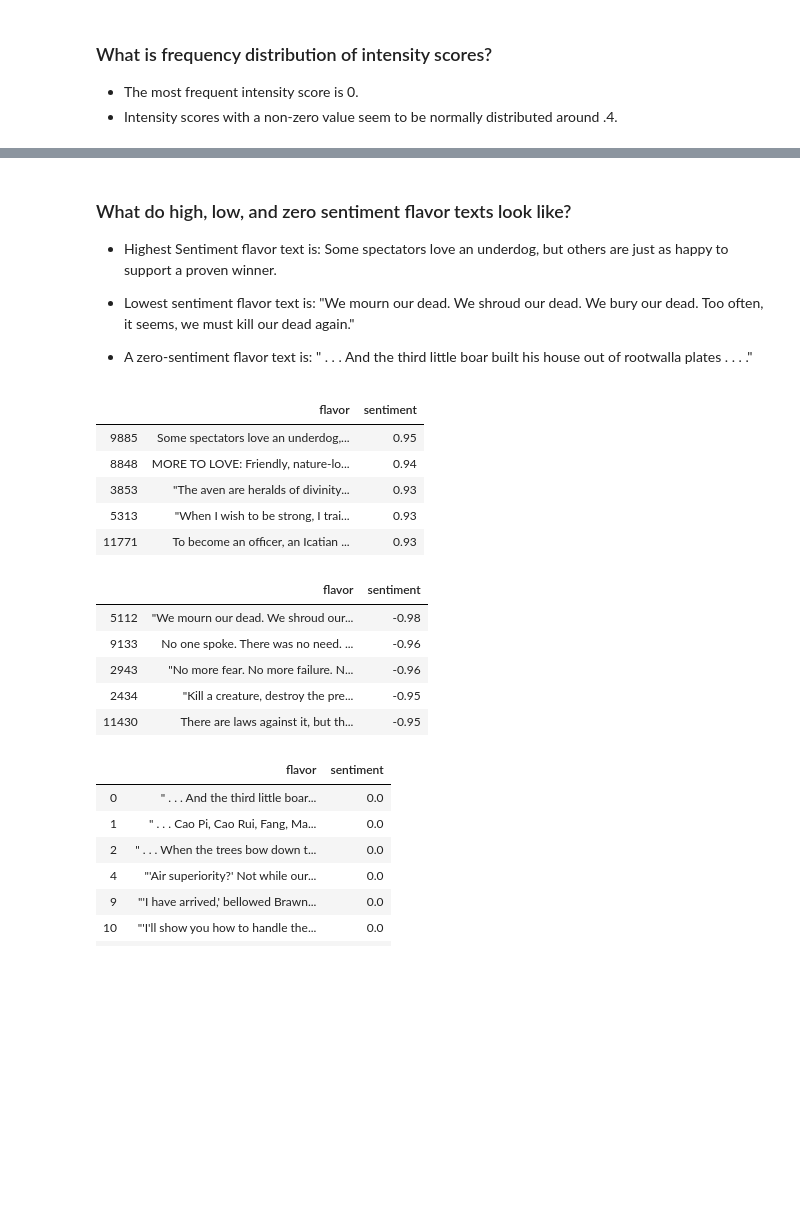
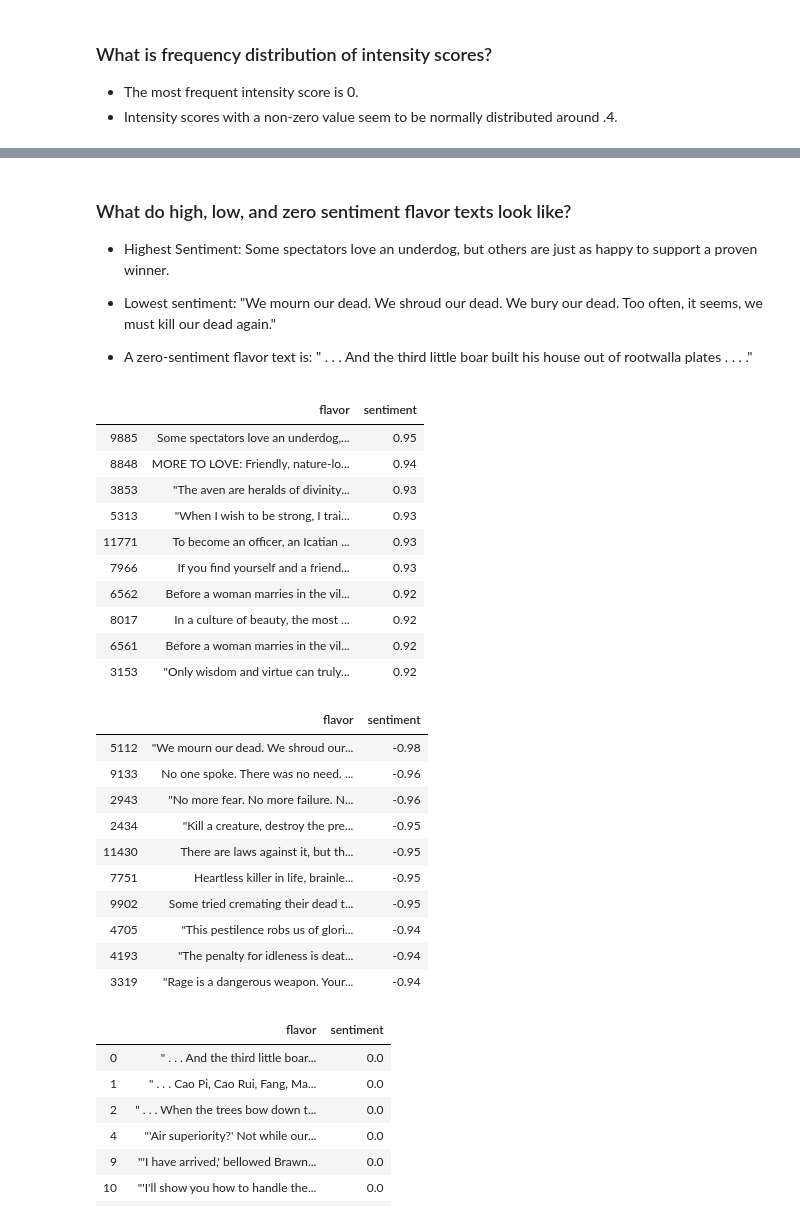
Before and after one commit to Johndsalas/Sentiment_Analysis_Magic_The_Gathering, a Jupyter notebook: magic_sentiment_analysis.ipynb, the cells around one changed output, grey strips where cells are left out. Cells and saved outputs as stored; diff of their text form; code cells hidden in the pictures; blank space fills up the shorter version.

```diff
--- a/magic_sentiment_analysis.ipynb
+++ b/magic_sentiment_analysis.ipynb
@@ -382,22 +290,27 @@ plt.show()
 # %% [markdown]
 ### What do high, low, and zero sentiment flavor texts look like?
 
-* Highest Sentiment flavor text is: Some spectators love an underdog, but others are just as happy to support a proven winner.
+* Highest Sentiment: Some spectators love an underdog, but others are just as happy to support a proven winner.
 
-* Lowest sentiment flavor text is: "We mourn our dead. We shroud our dead. We bury our dead. Too often, it seems, we must kill our dead again."
+* Lowest sentiment: "We mourn our dead. We shroud our dead. We bury our dead. Too often, it seems, we must kill our dead again."
 
 * A zero-sentiment flavor text is: " . . . And the third little boar built his house out of rootwalla plates . . . ."
 # %%
-df[['flavor','sentiment']].sort_values('sentiment',ascending=False).head()
+df[['flavor','sentiment']].sort_values('sentiment',ascending=False).head(10)
 # %% [output]
 |  | flavor | sentiment |
 | 9885 | Some spectators love an underdog,... | 0.95 |
 | 8848 | MORE TO LOVE: Friendly, nature-lo... | 0.94 |
 | 3853 | "The aven are heralds of divinity... | 0.93 |
 | 5313 | "When I wish to be strong, I trai... | 0.93 |
 | 11771 | To become an officer, an Icatian ... | 0.93 |
+| 7966 | If you find yourself and a friend... | 0.93 |
+| 6562 | Before a woman marries in the vil... | 0.92 |
+| 8017 | In a culture of beauty, the most ... | 0.92 |
+| 6561 | Before a woman marries in the vil... | 0.92 |
+| 3153 | "Only wisdom and virtue can truly... | 0.92 |
 # %%
-df[['flavor','sentiment']].sort_values('sentiment',ascending=True).head()
+df[['flavor','sentiment']].sort_values('sentiment',ascending=True).head(10)
 # %% [output]
 |  | flavor | sentiment |
 | 5112 | "We mourn our dead. We shroud our... | -0.98 |
@@ -405,6 +318,11 @@ df[['flavor','sentiment']].sort_values('sentiment',ascending=True).head()
 | 2943 | "No more fear. No more failure. N... | -0.96 |
 | 2434 | "Kill a creature, destroy the pre... | -0.95 |
 | 11430 | There are laws against it, but th... | -0.95 |
+| 7751 | Heartless killer in life, brainle... | -0.95 |
+| 9902 | Some tried cremating their dead t... | -0.95 |
+| 4705 | "This pestilence robs us of glori... | -0.94 |
+| 4193 | "The penalty for idleness is deat... | -0.94 |
+| 3319 | "Rage is a dangerous weapon. Your... | -0.94 |
 # %%
 df[['flavor','sentiment']][df.sentiment==0].head(10)
 # %% [output]
```
Also changed, not shown: parts of 49 cells of this notebook, 1 other file.
